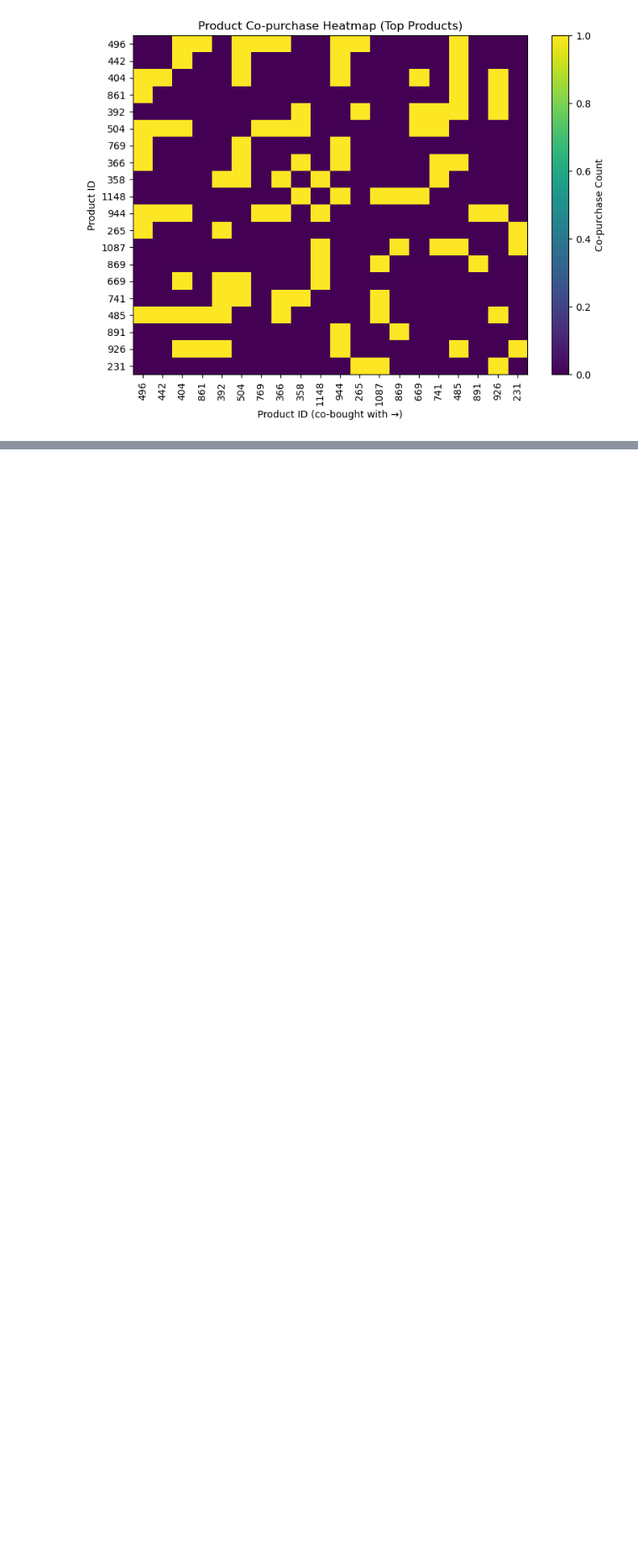
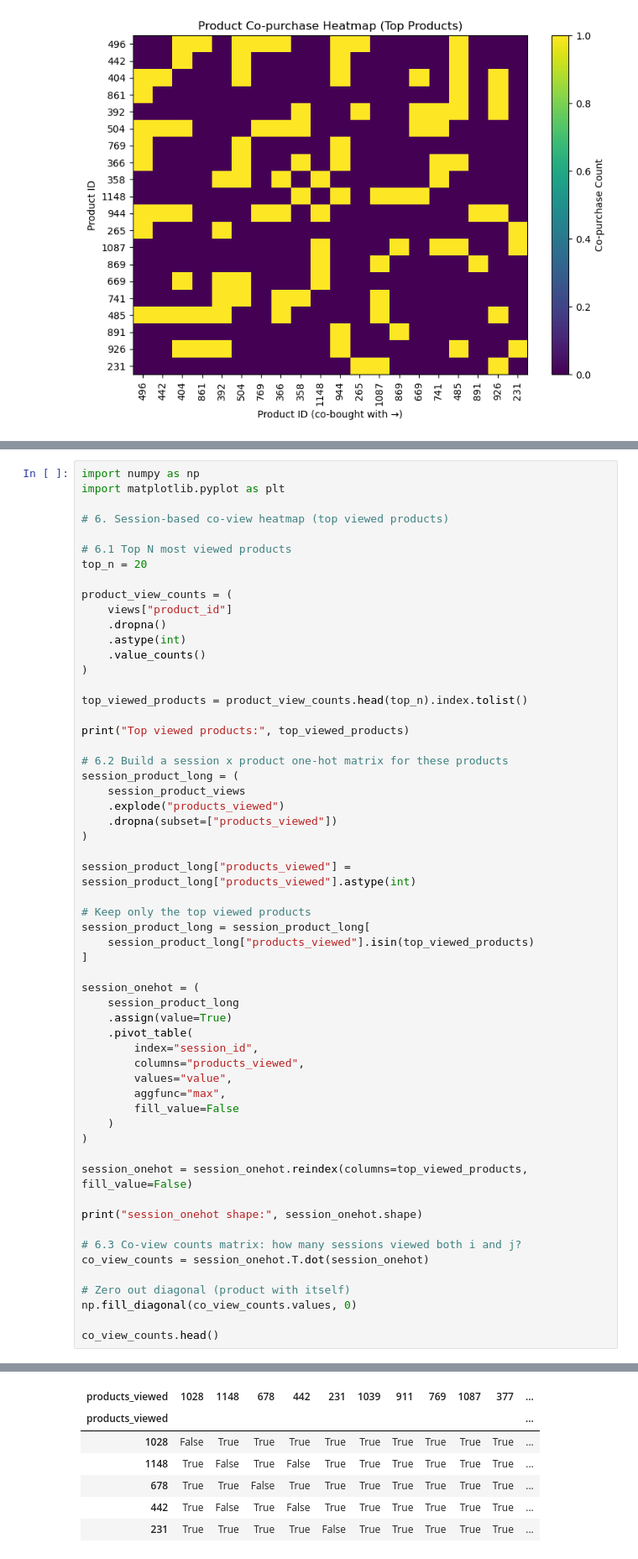
Before and after one commit to lauren-haan-gilbert/customer-behaviour-insight-engine, a Jupyter notebook: notebooks/05_association_rules.ipynb, the cells around one changed output, grey strips where cells are left out. Shown: that part at 84% size. Saved outputs shown, nothing was run; the diff lists cells and outputs as text; blank space fills up the shorter version.

```diff
--- a/notebooks/05_association_rules.ipynb
+++ b/notebooks/05_association_rules.ipynb
@@ -502,0 +544,58 @@ plt.show()
+# %%
+import numpy as np
+import matplotlib.pyplot as plt
+
+# 6. Session-based co-view heatmap (top viewed products)
+
+# 6.1 Top N most viewed products
+top_n = 20
+
+product_view_counts = (
+    views["product_id"]
+    .dropna()
+    .astype(int)
+    .value_counts()
+)
+
+top_viewed_products = product_view_counts.head(top_n).index.tolist()
+
+print("Top viewed products:", top_viewed_products)
+
+# 6.2 Build a session x product one-hot matrix for these products
+session_product_long = (
+    session_product_views
+    .explode("products_viewed")
+    .dropna(subset=["products_viewed"])
+)
+
+session_product_long["products_viewed"] = session_product_long["products_viewed"].astype(int)
+
+# Keep only the top viewed products
+session_product_long = session_product_long[
+    session_product_long["products_viewed"].isin(top_viewed_products)
+]
+
+session_onehot = (
+    session_product_long
+    .assign(value=True)
+    .pivot_table(
+        index="session_id",
+        columns="products_viewed",
+        values="value",
+        aggfunc="max",
+        fill_value=False
+    )
+)
+
+session_onehot = session_onehot.reindex(columns=top_viewed_products, fill_value=False)
+
+print("session_onehot shape:", session_onehot.shape)
+
+# 6.3 Co-view counts matrix: how many sessions viewed both i and j?
+co_view_counts = session_onehot.T.dot(session_onehot)
+
+# Zero out diagonal (product with itself)
+np.fill_diagonal(co_view_counts.values, 0)
+
+co_view_counts.head()
+# %% [output]
@@ -502,0 +604,7 @@ plt.show()
+| products_viewed | 1028 | 1148 | 678 | 442 | 231 | 1039 | 911 | 769 | 1087 | 377 | ... |
+| products_viewed |  |  |  |  |  |  |  |  |  |  | ... |
+| 1028 | False | True | True | True | True | True | True | True | True | True | ... |
+| 1148 | True | False | True | False | True | True | True | True | True | True | ... |
+| 678 | True | True | False | True | True | True | True | True | True | True | ... |
+| 442 | True | False | True | False | True | True | True | True | True | True | ... |
+| 231 | True | True | True | True | False | True | True | True | True | True | ... |
```
Also changed, not shown: parts of 5 cells of this notebook.
